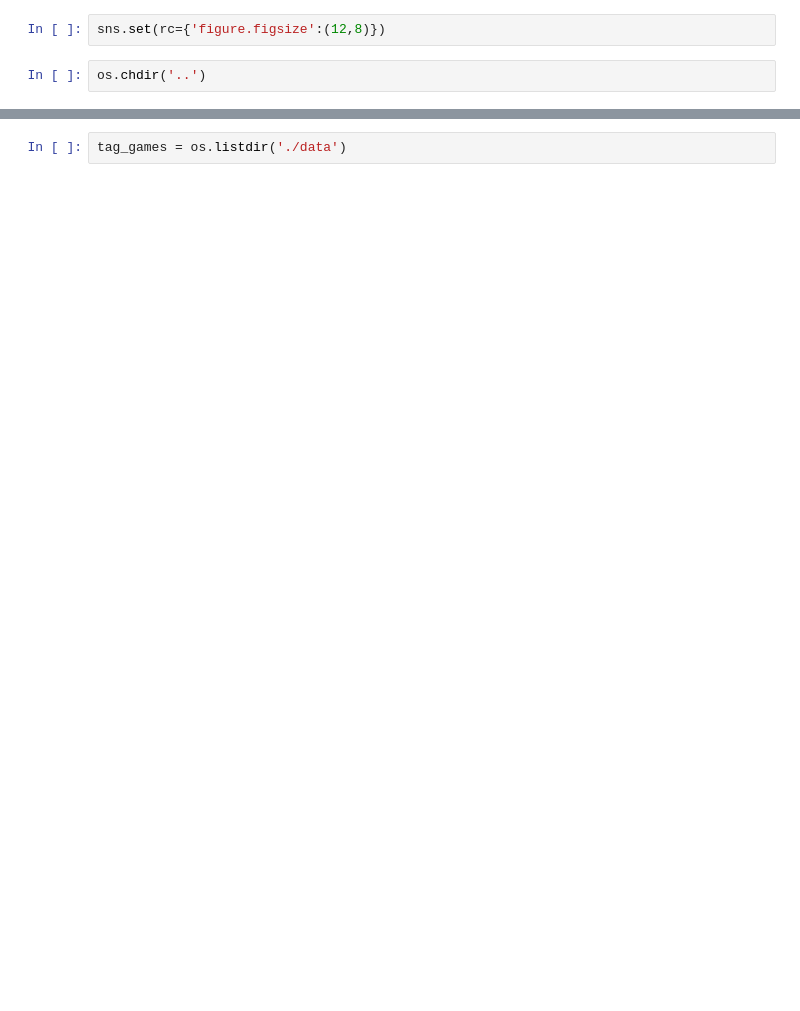
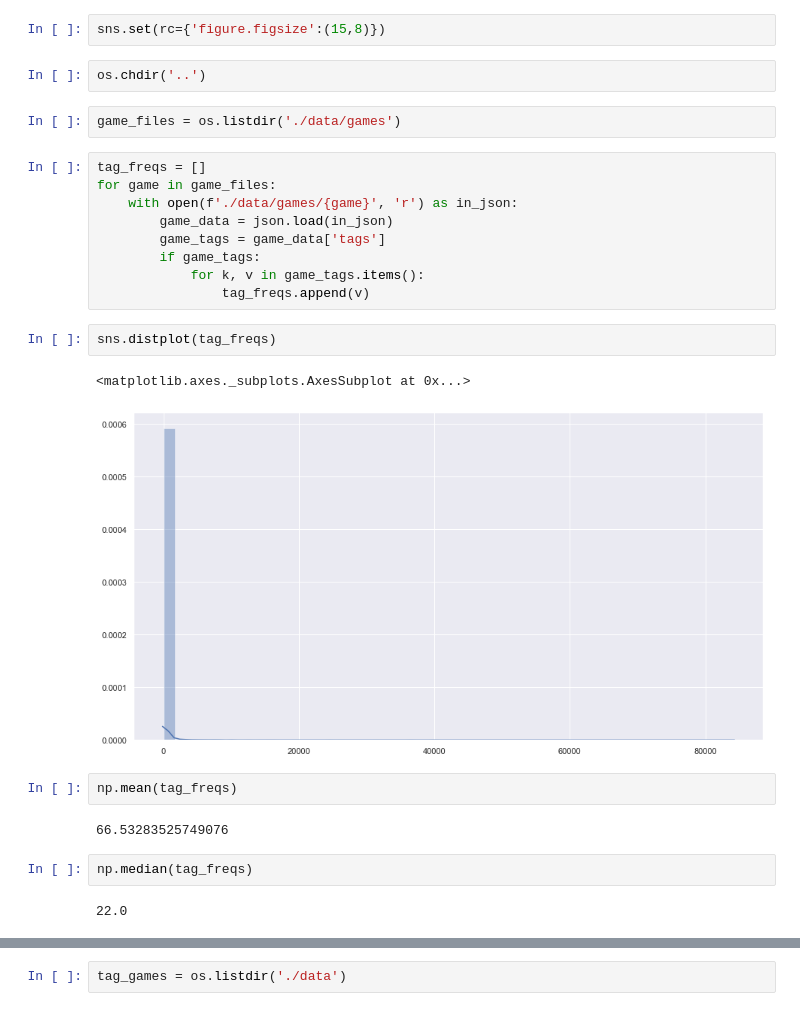
Before and after one commit to harpalsahota/DataScience, a Jupyter notebook: Recommendation_Systems/steam_games/notebooks/01_exploratory_anlaysis.ipynb, the cells around one changed output, grey strips where cells are left out. Drawn from its saved outputs; the diff is of its cells as text; blank space fills up the shorter version.

```diff
--- a/Recommendation_Systems/steam_games/notebooks/01_exploratory_anlaysis.ipynb
+++ b/Recommendation_Systems/steam_games/notebooks/01_exploratory_anlaysis.ipynb
@@ -8,6 +11,30 @@ import matplotlib.pyplot as plt
 
 import seaborn as sns
 # %%
-sns.set(rc={'figure.figsize':(12,8)})
+sns.set(rc={'figure.figsize':(15,8)})
 # %%
 os.chdir('..')
+# %%
+game_files = os.listdir('./data/games')
+# %%
+tag_freqs = []
+for game in game_files:
+    with open(f'./data/games/{game}', 'r') as in_json:
+        game_data = json.load(in_json)
+        game_tags = game_data['tags']
+        if game_tags:
+            for k, v in game_tags.items():
+                tag_freqs.append(v)
+# %%
+sns.distplot(tag_freqs)
+# %% [output]
+<matplotlib.axes._subplots.AxesSubplot at 0x...>
+[figure, added]
+# %%
+np.mean(tag_freqs)
+# %% [output]
+66.53283525749076
+# %%
+np.median(tag_freqs)
+# %% [output]
+22.0
```
Also changed, not shown: parts of 49 cells of this notebook, 2 other files.
